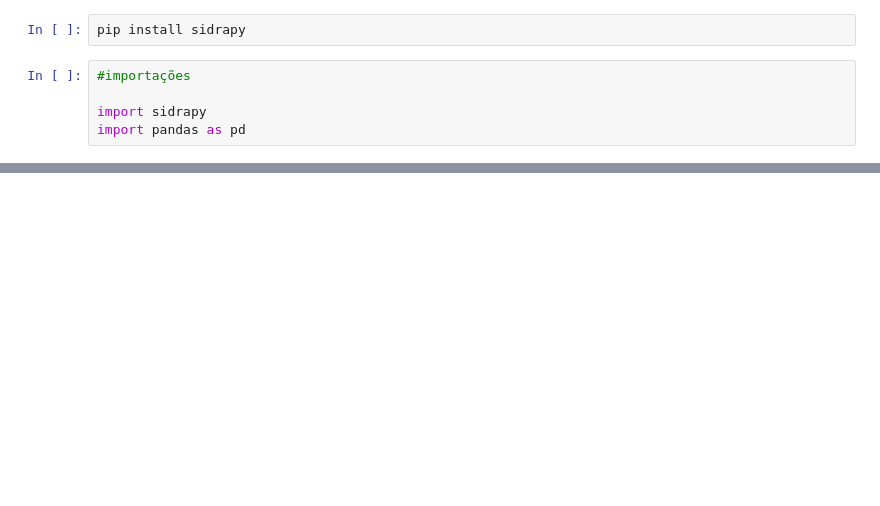
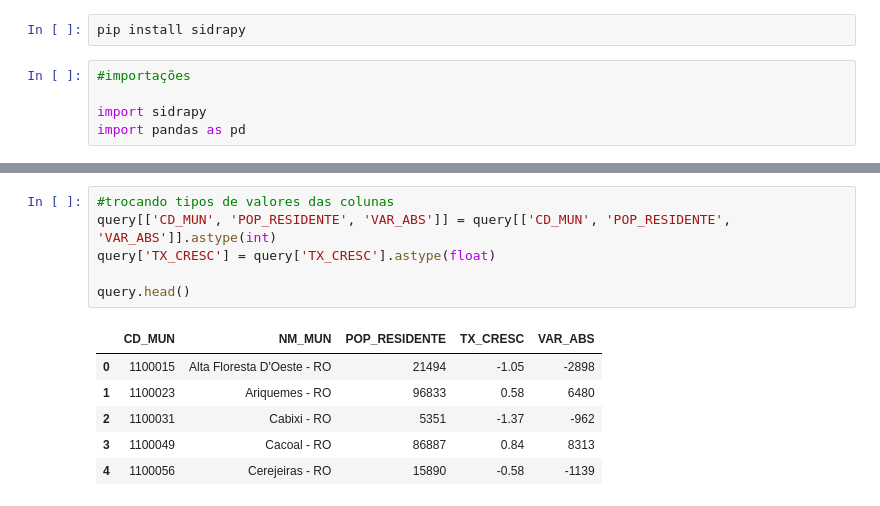
Before and after one commit to alslemos/MyMaps, a Jupyter notebook: Manipulando_Sidra.ipynb, the cells around one changed output, grey strips where cells are left out. Cells and saved outputs as stored; diff of their text form; blank space fills up the shorter version.

```diff
--- a/Manipulando_Sidra.ipynb
+++ b/Manipulando_Sidra.ipynb
@@ -46,0 +99,13 @@ query.head()
+# %%
+#trocando tipos de valores das colunas
+query[['CD_MUN', 'POP_RESIDENTE', 'VAR_ABS']] = query[['CD_MUN', 'POP_RESIDENTE', 'VAR_ABS']].astype(int)
+query['TX_CRESC'] = query['TX_CRESC'].astype(float)
+
+query.head()
+# %% [output]
+|  | CD_MUN | NM_MUN | POP_RESIDENTE | TX_CRESC | VAR_ABS |
+| 0 | 1100015 | Alta Floresta D'Oeste - RO | 21494 | -1.05 | -2898 |
+| 1 | 1100023 | Ariquemes - RO | 96833 | 0.58 | 6480 |
+| 2 | 1100031 | Cabixi - RO | 5351 | -1.37 | -962 |
+| 3 | 1100049 | Cacoal - RO | 86887 | 0.84 | 8313 |
+| 4 | 1100056 | Cerejeiras - RO | 15890 | -0.58 | -1139 |
```
Also changed, not shown: parts of 3 cells of this notebook.
